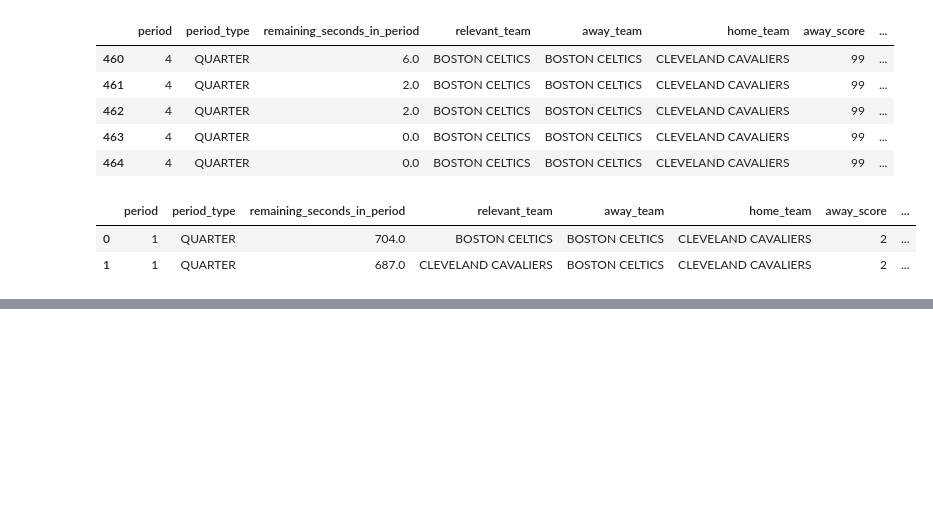
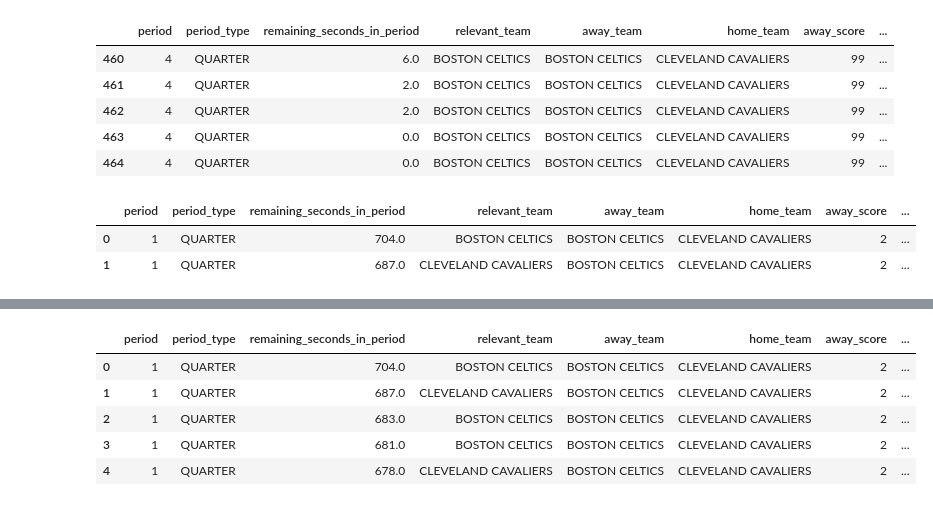
Before and after one commit to aychid/free-throw-predictor, a Jupyter notebook: LBJ_ft_scraper.ipynb, the cells around one changed output, grey strips where cells are left out. Saved outputs shown, nothing was run; the diff lists cells and outputs as text; code cells hidden in the pictures; blank space fills up the shorter version.

```diff
--- a/LBJ_ft_scraper.ipynb
+++ b/LBJ_ft_scraper.ipynb
@@ -215 +220,19 @@ field_goals.head()
+# %%
+joined_df = pd.merge(game,
+                     field_goals[['event_id', 'cumulative_field_goals_made', 'cumulative_field_goals_attempted']],
+                     on='event_id',
+                     how='left')
+
+joined_df['cumulative_field_goals_made'] = joined_df['cumulative_field_goals_made'].ffill().fillna(0)
+joined_df['cumulative_field_goals_attempted'] = joined_df['cumulative_field_goals_attempted'].ffill().fillna(0)
+
+
+joined_df.head(5)
+# %% [output]
+|  | period | period_type | remaining_seconds_in_period | relevant_team | away_team | home_team | away_score | ... |
+| 0 | 1 | QUARTER | 704.0 | BOSTON CELTICS | BOSTON CELTICS | CLEVELAND CAVALIERS | 2 | ... |
+| 1 | 1 | QUARTER | 687.0 | CLEVELAND CAVALIERS | BOSTON CELTICS | CLEVELAND CAVALIERS | 2 | ... |
+| 2 | 1 | QUARTER | 683.0 | BOSTON CELTICS | BOSTON CELTICS | CLEVELAND CAVALIERS | 2 | ... |
+| 3 | 1 | QUARTER | 681.0 | BOSTON CELTICS | BOSTON CELTICS | CLEVELAND CAVALIERS | 2 | ... |
+| 4 | 1 | QUARTER | 678.0 | CLEVELAND CAVALIERS | BOSTON CELTICS | CLEVELAND CAVALIERS | 2 | ... |
 # %%
```
Also changed, not shown: parts of 8 cells of this notebook.
